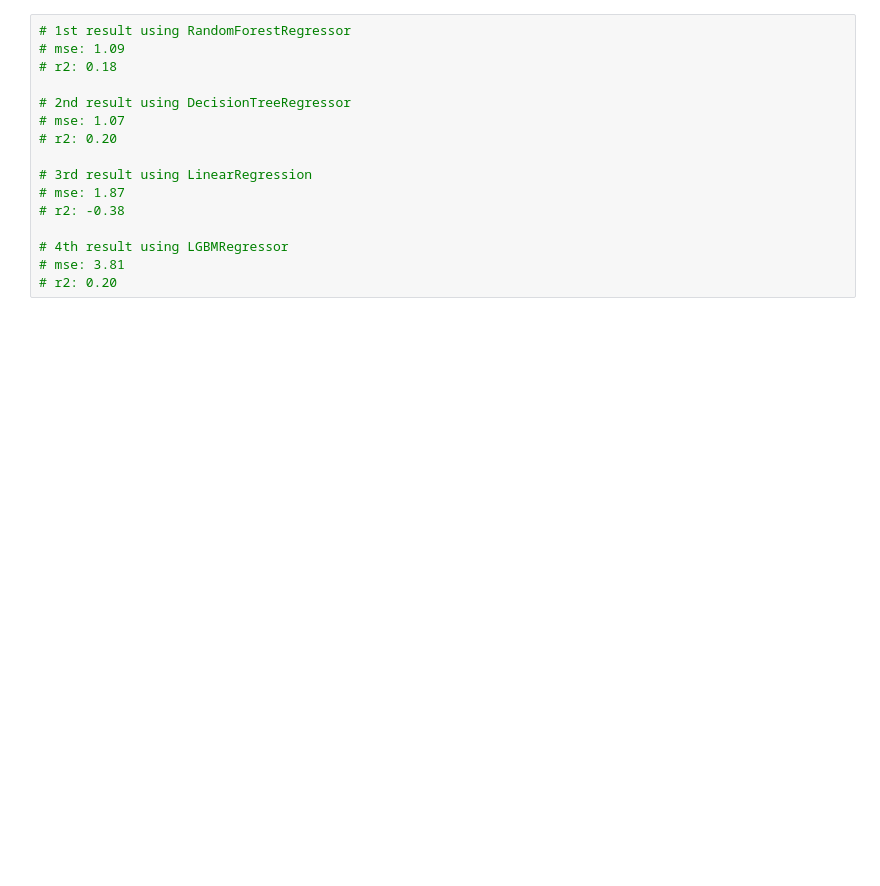
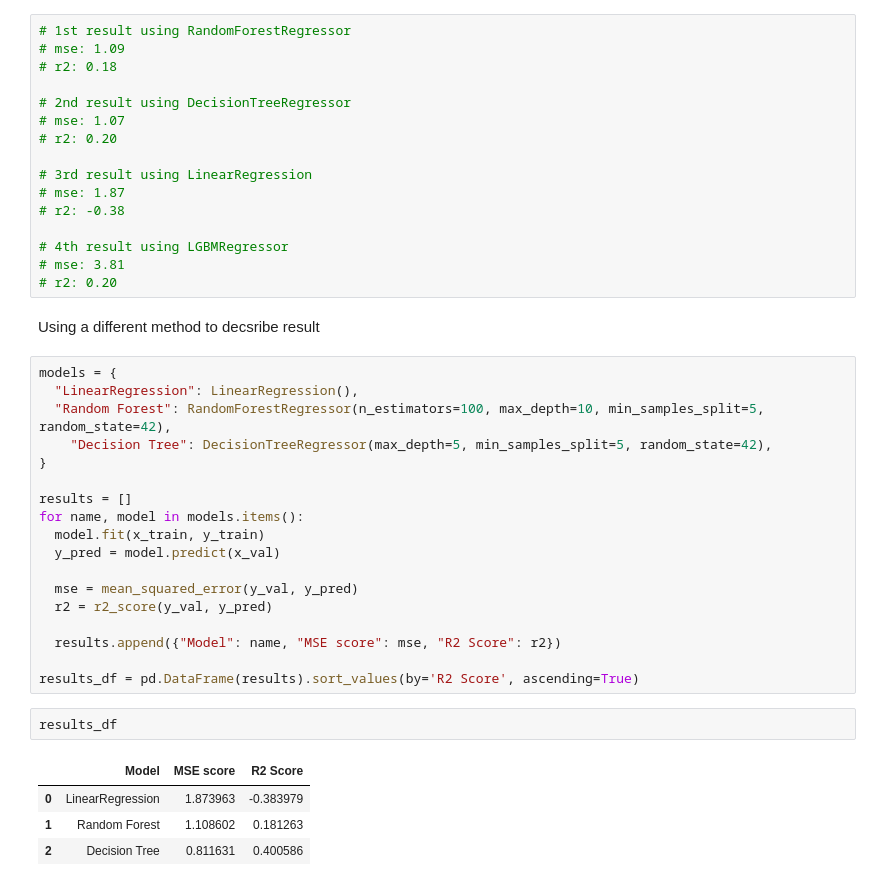
Before and after one commit to saidabroor/AI-Assignments, a Jupyter notebook: 2nd-month/7th-lesson/practice.ipynb, the cells around one changed output. Saved outputs shown, nothing was run; the diff lists cells and outputs as text; blank space fills up the shorter version.

```diff
--- a/2nd-month/7th-lesson/practice.ipynb
+++ b/2nd-month/7th-lesson/practice.ipynb
@@ -252,3 +252,30 @@ print(f"{r2: .2f}")
 # 4th result using LGBMRegressor
 # mse: 3.81
 # r2: 0.20
+# %% [markdown]
+Using a different method to decsribe result
+# %%
+models = {
+  "LinearRegression": LinearRegression(),
+  "Random Forest": RandomForestRegressor(n_estimators=100, max_depth=10, min_samples_split=5, random_state=42),
+    "Decision Tree": DecisionTreeRegressor(max_depth=5, min_samples_split=5, random_state=42),
+}
+
+results = []
+for name, model in models.items():
+  model.fit(x_train, y_train)
+  y_pred = model.predict(x_val)
+
+  mse = mean_squared_error(y_val, y_pred)
+  r2 = r2_score(y_val, y_pred)
+
+  results.append({"Model": name, "MSE score": mse, "R2 Score": r2})
+
+results_df = pd.DataFrame(results).sort_values(by='R2 Score', ascending=True)
+# %%
+results_df
+# %% [output]
+|  | Model | MSE score | R2 Score |
+| 0 | LinearRegression | 1.873963 | -0.383979 |
+| 1 | Random Forest | 1.108602 | 0.181263 |
+| 2 | Decision Tree | 0.811631 | 0.400586 |
```
Also changed, not shown: parts of 1 cell of this notebook.
